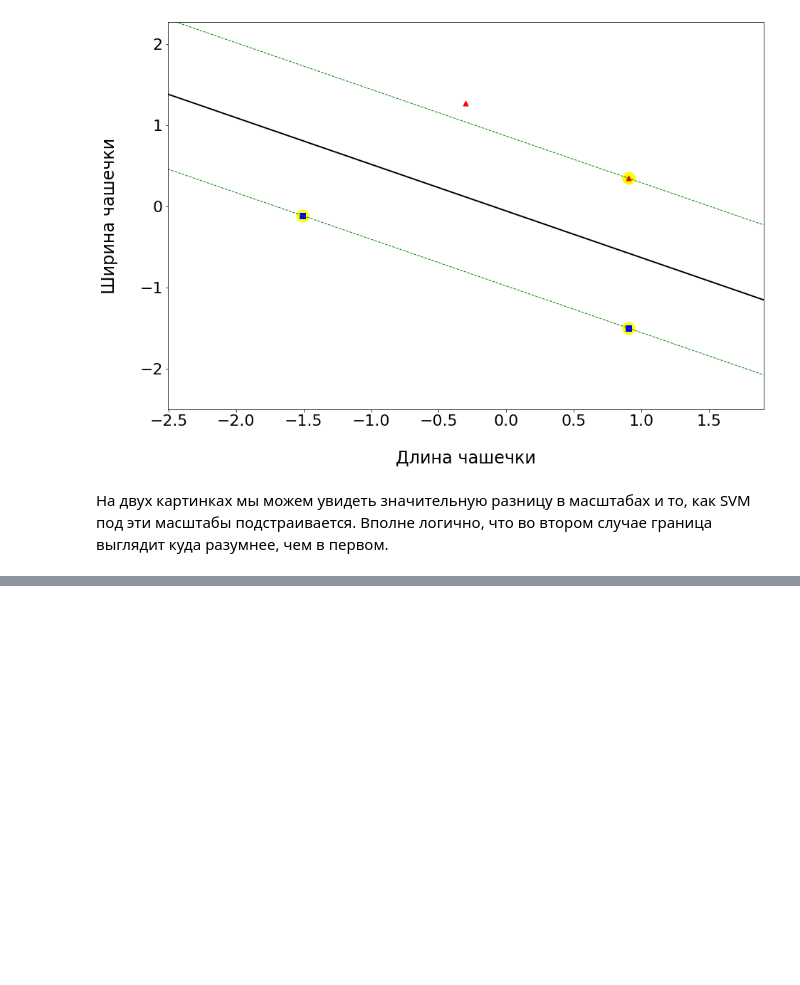
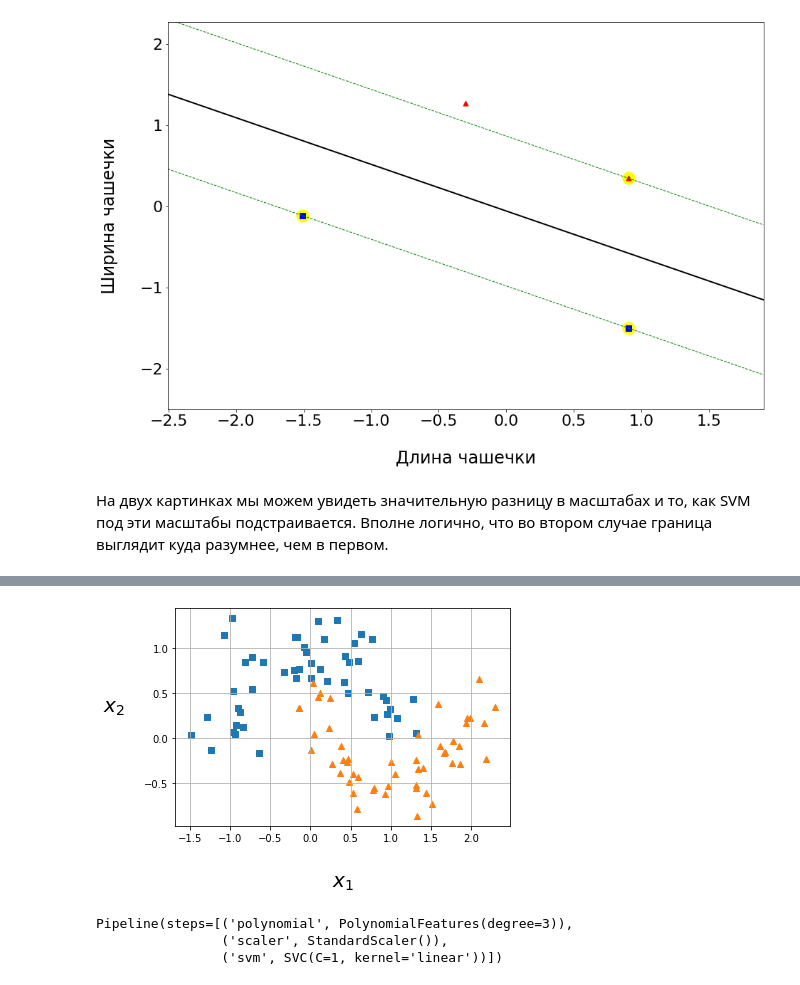
Before and after one commit to Lpshkn/Tutors, a Jupyter notebook: Practice/SVM/SVM.ipynb, the cells around one changed output, grey strips where cells are left out. Saved outputs shown, nothing was run; the diff lists cells and outputs as text; code cells hidden in the pictures; blank space fills up the shorter version.

```diff
--- a/Practice/SVM/SVM.ipynb
+++ b/Practice/SVM/SVM.ipynb
@@ -98,0 +191,25 @@ plot_svm(svm, X_scaled, y,
+# %%
+X, y = make_moons(n_samples=100, noise=0.2)
+# %%
+plt.scatter(X[:, 0][y==0], X[:, 1][y==0], marker='s')
+plt.scatter(X[:, 0][y==1], X[:, 1][y==1], marker='^')
+plt.xlabel('$x_1$', fontsize=20, labelpad=30)
+plt.ylabel('$x_2$', fontsize=20, rotation=0, labelpad=30)
+plt.grid()
+plt.show()
+# %% [output]
+[figure, added]
+# %%
+from sklearn.pipeline import Pipeline
+from sklearn.preprocessing import PolynomialFeatures
+
+svm_pipeline = Pipeline([
+    ('polynomial', PolynomialFeatures(degree=3)),
+    ('scaler', StandardScaler()),
+    ('svm', SVC(kernel='linear', C=1))
+])
+svm_pipeline.fit(X,y)
+# %% [output]
+Pipeline(steps=[('polynomial', PolynomialFeatures(degree=3)),
+                ('scaler', StandardScaler()),
+                ('svm', SVC(C=1, kernel='linear'))])
```
Also changed, not shown: parts of 43 cells of this notebook, 2 other files.
